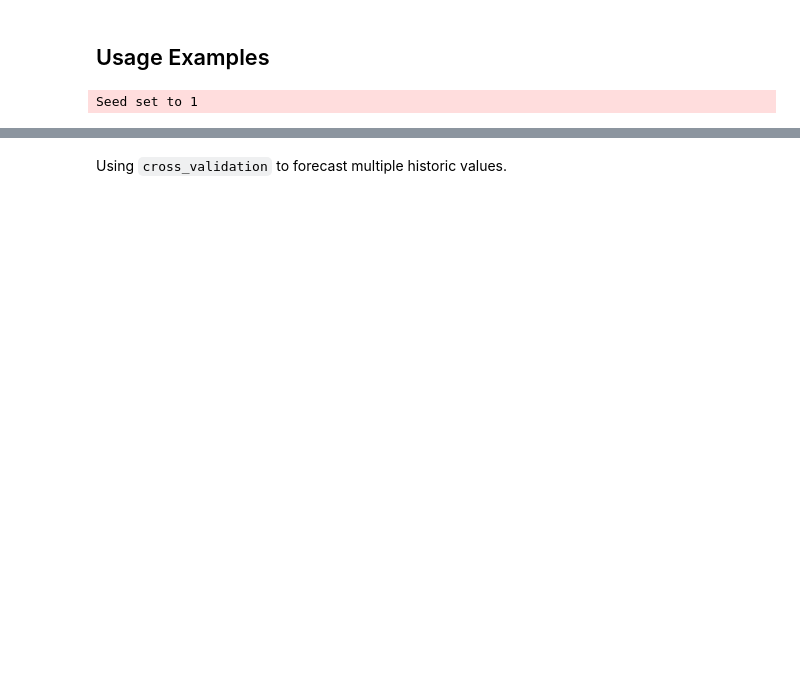
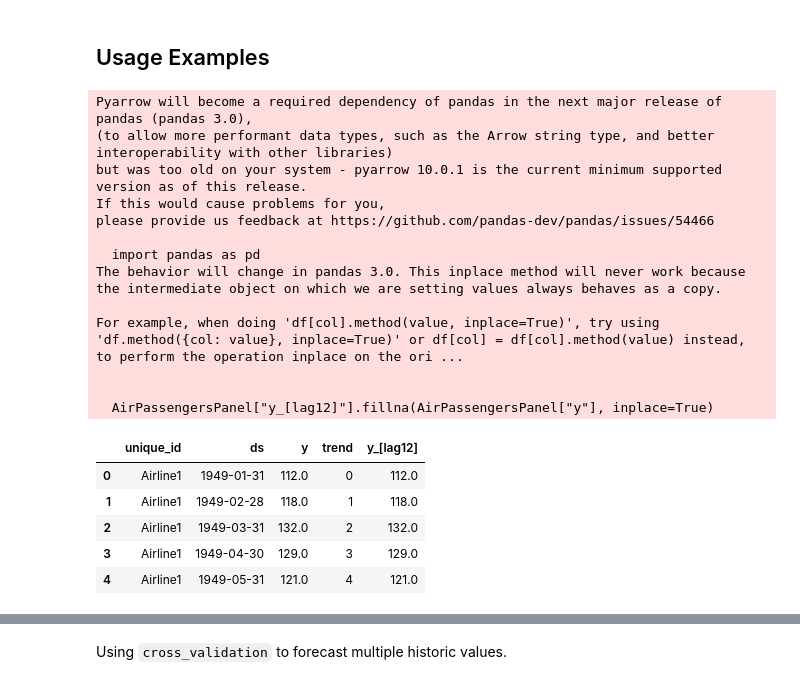
Before and after one commit to sdmishra123/neuralforecast, a Jupyter notebook: nbs/models.tsmixer.ipynb, the cells around one changed output, grey strips where cells are left out. Drawn from its saved outputs; the diff is of its cells as text; code cells hidden in the pictures; blank space fills up the shorter version.

```diff
--- a/nbs/models.tsmixer.ipynb
+++ b/nbs/models.tsmixer.ipynb
@@ -239,40 +254,38 @@ class TSMixer(BaseMultivariate):
 # %%
 #| eval: false
 import numpy as np
 import pandas as pd
 import pytorch_lightning as pl
 import matplotlib.pyplot as plt
+from torchsummary import summary
 
 from neuralforecast import NeuralForecast
 from neuralforecast.utils import AirPassengersPanel, AirPassengersStatic
 from neuralforecast.losses.pytorch import MAE
 from neuralforecast.core import NeuralForecast
 from neuralforecast.models import Informer, Autoformer, FEDformer, PatchTST, TSMixer
 
 Y_train_df = AirPassengersPanel[AirPassengersPanel.ds<AirPassengersPanel['ds'].values[-12]].reset_index(drop=True) # 132 train
 Y_test_df = AirPassengersPanel[AirPassengersPanel.ds>=AirPassengersPanel['ds'].values[-12]].reset_index(drop=True) # 12 test
 
-model = TSMixer(h=12,
-                input_size=12,
-                n_series=2,
-                # stat_exog_list=['airline1'],
-                # futr_exog_list=['trend'],
-                scaler_type='robust',
-                max_steps=200,
-                early_stop_patience_steps=-1,
-                val_check_steps=10,
-                learning_rate=1e-3,
-                loss=MAE(),
-                valid_loss=None,
-                batch_size=12,
-                n_block=1,
-                ff_dim=64,
-                target_slice=None
-                )
-
-fcst = NeuralForecast(models=[model], freq='ME')
-fcst.fit(df=Y_train_df, val_size=12)
-
-forecasts = fcst.predict(futr_df=Y_test_df)
+Y_train_df.head()
 # %% [output]
-Seed set to 1
+Pyarrow will become a required dependency of pandas in the next major release of pandas (pandas 3.0),
+(to allow more performant data types, such as the Arrow string type, and better interoperability with other libraries)
+but was too old on your system - pyarrow 10.0.1 is the current minimum supported version as of this release.
+If this would cause problems for you,
+please provide us feedback at https://github.com/pandas-dev/pandas/issues/54466
+
+  import pandas as pd
+The behavior will change in pandas 3.0. This inplace method will never work because the intermediate object on which we are setting values always behaves as a copy.
+
+For example, when doing 'df[col].method(value, inplace=True)', try using 'df.method({col: value}, inplace=True)' or df[col] = df[col].method(value) instead, to perform the operation inplace on the ori ...
+
+
+  AirPassengersPanel["y_[lag12]"].fillna(AirPassengersPanel["y"], inplace=True)
+|  | unique_id | ds | y | trend | y_[lag12] |
+| 0 | Airline1 | 1949-01-31 | 112.0 | 0 | 112.0 |
+| 1 | Airline1 | 1949-02-28 | 118.0 | 1 | 118.0 |
+| 2 | Airline1 | 1949-03-31 | 132.0 | 2 | 132.0 |
+| 3 | Airline1 | 1949-04-30 | 129.0 | 3 | 129.0 |
+| 4 | Airline1 | 1949-05-31 | 121.0 | 4 | 121.0 |
```
Also changed, not shown: parts of 8 cells of this notebook.
